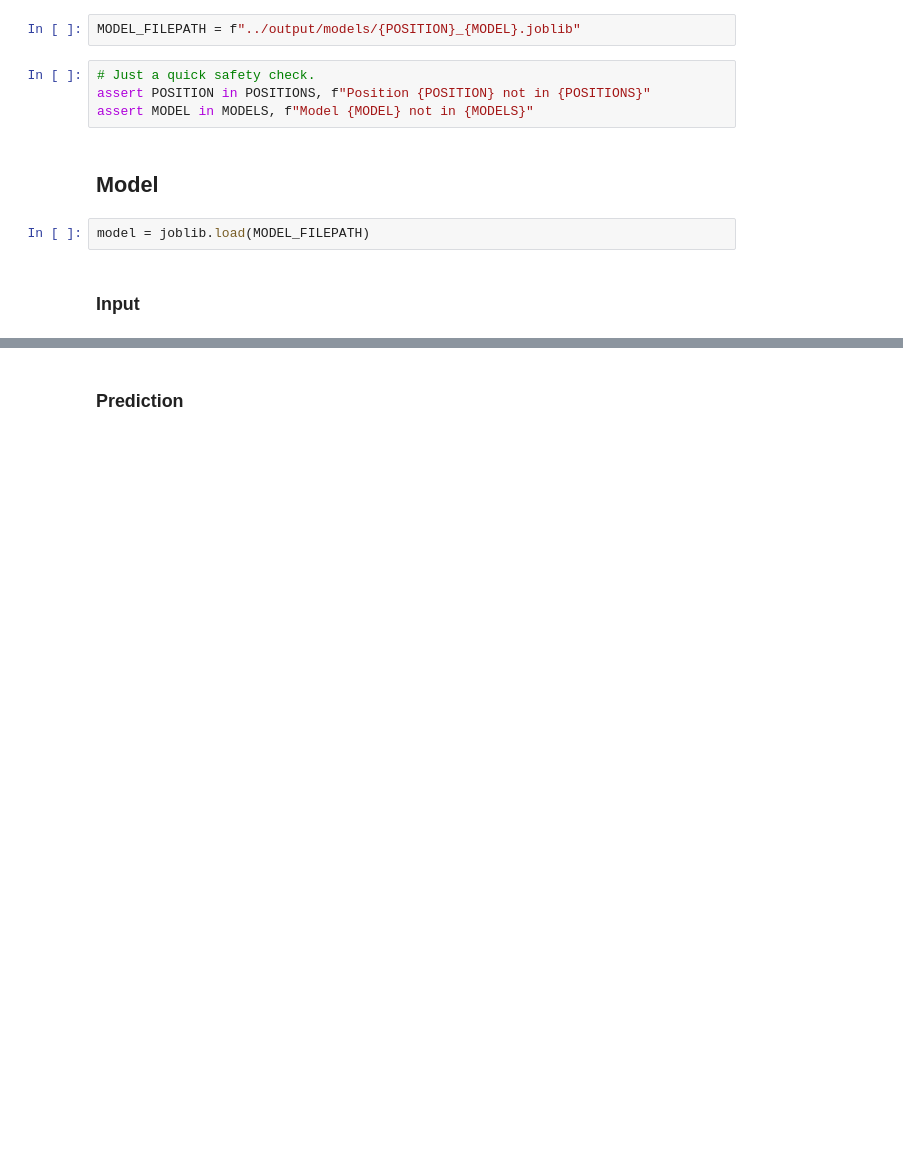
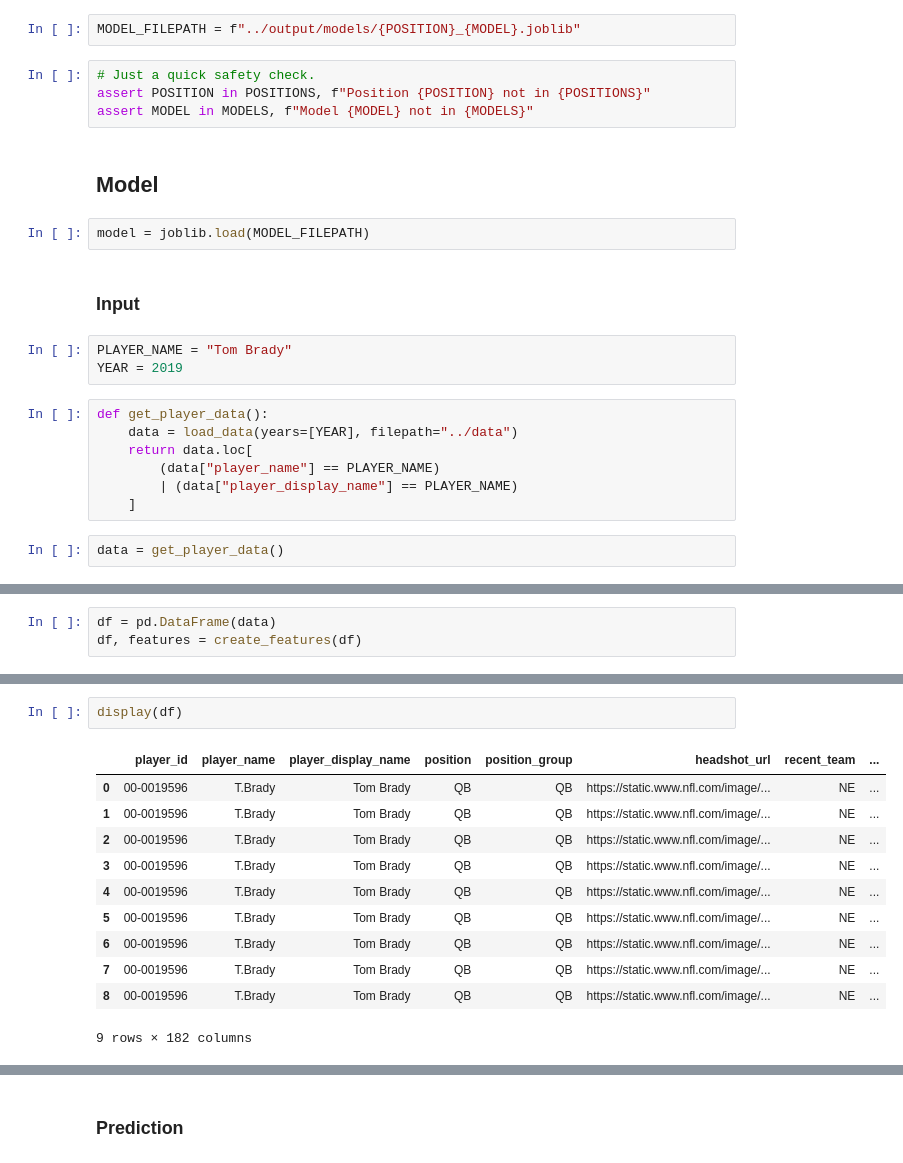
Before and after one commit to JoshCap20/fantasy-football-points-ml, a Jupyter notebook: analysis/model.ipynb, the cells around one changed output, grey strips where cells are left out. Cells and saved outputs as stored; diff of their text form; blank space fills up the shorter version.

```diff
--- a/analysis/model.ipynb
+++ b/analysis/model.ipynb
@@ -38,3 +200,15 @@ assert MODEL in MODELS, f"Model {MODEL} not in {MODELS}"
 model = joblib.load(MODEL_FILEPATH)
 # %% [markdown]
 ### Input
+# %%
+PLAYER_NAME = "Tom Brady"
+YEAR = 2019
+# %%
+def get_player_data():
+    data = load_data(years=[YEAR], filepath="../data")
+    return data.loc[
+        (data["player_name"] == PLAYER_NAME)
+        | (data["player_display_name"] == PLAYER_NAME)
+    ]
+# %%
+data = get_player_data()
@@ -40,0 +222,3 @@ model = joblib.load(MODEL_FILEPATH)
+# %%
+df = pd.DataFrame(data)
+df, features = create_features(df)
@@ -40,0 +227,14 @@ model = joblib.load(MODEL_FILEPATH)
+# %%
+display(df)
+# %% [output]
+|  | player_id | player_name | player_display_name | position | position_group | headshot_url | recent_team | ... |
+| 0 | 00-0019596 | T.Brady | Tom Brady | QB | QB | https://static.www.nfl.com/image/... | NE | ... |
+| 1 | 00-0019596 | T.Brady | Tom Brady | QB | QB | https://static.www.nfl.com/image/... | NE | ... |
+| 2 | 00-0019596 | T.Brady | Tom Brady | QB | QB | https://static.www.nfl.com/image/... | NE | ... |
+| 3 | 00-0019596 | T.Brady | Tom Brady | QB | QB | https://static.www.nfl.com/image/... | NE | ... |
+| 4 | 00-0019596 | T.Brady | Tom Brady | QB | QB | https://static.www.nfl.com/image/... | NE | ... |
+| 5 | 00-0019596 | T.Brady | Tom Brady | QB | QB | https://static.www.nfl.com/image/... | NE | ... |
+| 6 | 00-0019596 | T.Brady | Tom Brady | QB | QB | https://static.www.nfl.com/image/... | NE | ... |
+| 7 | 00-0019596 | T.Brady | Tom Brady | QB | QB | https://static.www.nfl.com/image/... | NE | ... |
+| 8 | 00-0019596 | T.Brady | Tom Brady | QB | QB | https://static.www.nfl.com/image/... | NE | ... |
+9 rows × 182 columns
```
Also changed, not shown: parts of 19 cells of this notebook, 4 other files.
